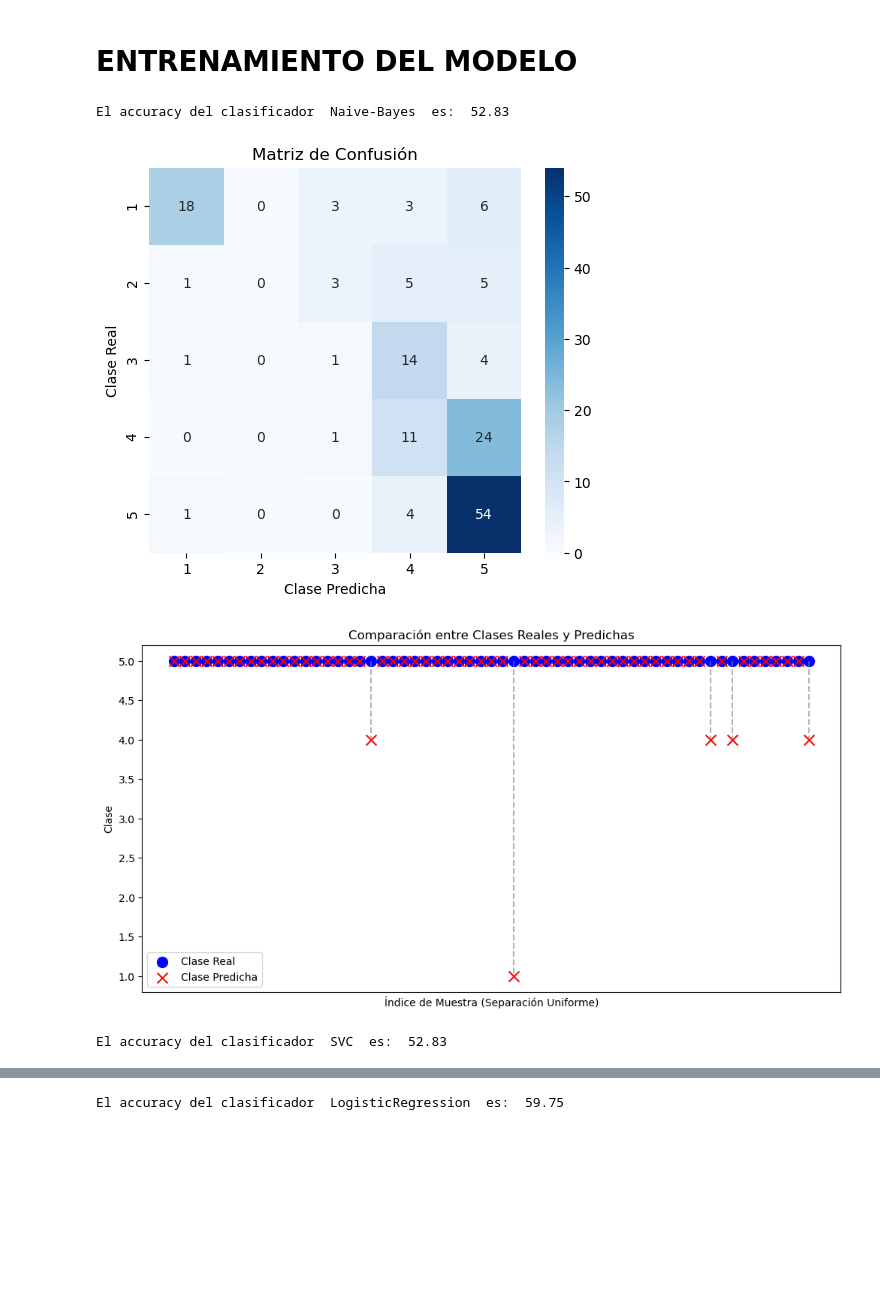
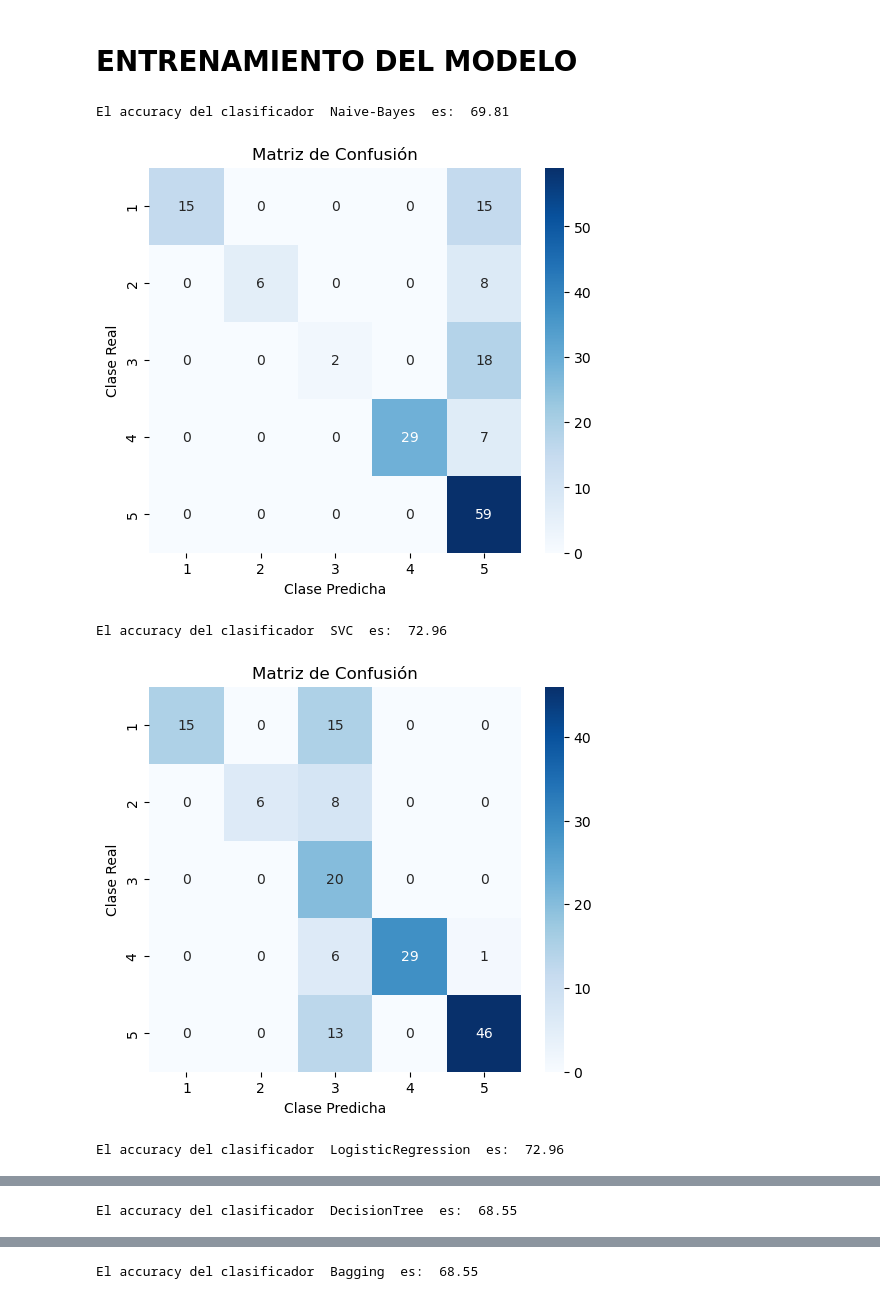
Before and after one commit to tecoloniso/amazonReviews, a Jupyter notebook: completo.ipynb, the cells around one changed output, grey strips where cells are left out. Saved outputs shown, nothing was run; the diff lists cells and outputs as text; code cells hidden in the pictures; blank space fills up the shorter version.

```diff
--- a/completo.ipynb
+++ b/completo.ipynb
@@ -65 +156,22 @@ data["review"] = data["review"].apply(limpiar_texto)
+# %%
+lemmatizer = WordNetLemmatizer()
+
+def filtrar_palabras(texto, clase):
+    palabras = word_tokenize(texto)
+    palabras = [lemmatizer.lemmatize(palabra) for palabra in palabras]
+    # Eliminar stopwords
+    palabras = [palabra for palabra in palabras if palabra not in stopwords.words("spanish")]
+
+    # Filtrar palabras que están en las top 20 de la clase correspondiente
+    palabras_filtradas = [palabra for palabra in palabras if palabra in top_palabras_por_clase[clase]]
+
+    return " ".join(palabras_filtradas)
+
+def preprocesar_reseñas(data, clases):
+    # Asegurarnos de que las reseñas están procesadas en función de su clase en 'clases'
+    data["review_preprocesada"] = data.apply(lambda row: filtrar_palabras(row["review"], row[clases]), axis=1)
+    return data
+
+# Aplicamos el preprocesamiento a los datos
+data = preprocesar_reseñas(data, "stars")    # Asegúrate de que "stars" sea la columna que contiene las clases
 # %%
@@ -82,10 +198,5 @@ data
 # %%
-# Cargar el dataset
-# input_file = "reviews_prod_20_29.csv"
-# data = pd.read_csv(input_file, sep=';', encoding="utf-8")
-
-# Suponiendo que las reseñas están en la columna 'review'
-reseñas = data['review'].astype(str).fillna("")
+reseñas = data['review_preprocesada'].astype(str).fillna("")
 
 # Vectorización BoW
 def bow(reseñas):
@@ -94,7 +205,7 @@ def bow(reseñas):
 
 # Vectorizacion TIF
 def tif(reseñas):
-    vectorizer = TfidfVectorizer(ngram_range=(1,2), stop_words='english', max_features=5000)
+    vectorizer = TfidfVectorizer(ngram_range=(1,2),max_features=5000)
     return vectorizer.fit_transform(reseñas)
 
 X = bow(reseñas)
@@ -112,41 +394,43 @@ from sklearn.ensemble import RandomForestClassifier
 from sklearn.ensemble import AdaBoostClassifier
 from sklearn.tree import DecisionTreeClassifier
 from sklearn.ensemble import BaggingClassifier
 
 X_train, X_test, Y_train, Y_test = train_test_split(X, y, test_size=0.2, random_state=12)
 
 
 def entrenar_modelo(XTrain,XTest,YTrain,YTest):
     clasificadores = [
         MultinomialNB(alpha = 2),
         SVC(random_state = 12),
         LogisticRegression(random_state=12, class_weight="balanced", C = 1),
-        # DecisionTreeClassifier(criterion='entropy', random_state=12),  # Árbol de decisión base
-        # BaggingClassifier(estimator=DecisionTreeClassifier(criterion='entropy', random_state=12),
-                         # n_estimators=15, random_state=12),  # Bagging
-        # AdaBoostClassifier(estimator=DecisionTreeClassifier(criterion='entropy', random_state=12),
-                           # n_estimators=15, random_state=12,algorithm = 'SAMME'),  # Boosting
-        # RandomForestClassifier(criterion='entropy', n_estimators=15, random_state=12)  # Random Forest
+        DecisionTreeClassifier(criterion='entropy', random_state=12),  # Árbol de decisión base
+        BaggingClassifier(estimator=DecisionTreeClassifier(criterion='entropy', random_state=12),
+                         n_estimators=15, random_state=12),  # Bagging
+        AdaBoostClassifier(estimator=DecisionTreeClassifier(criterion='entropy', random_state=12),
+                           n_estimators=15, random_state=12,algorithm = 'SAMME'),  # Boosting
+        RandomForestClassifier(criterion='entropy', n_estimators=15, random_state=12)  # Random Forest
     ]
     nombres = ['Naive-Bayes','SVC','LogisticRegression','DecisionTree', 'Bagging', 'Boosting', 'RandomForest']
     for i, clasificador in enumerate(clasificadores):
         #Entrenar modelo
         clasificador.fit(XTrain, YTrain)
         #Realizar prediccion
         y_test_pred = clasificador.predict(XTest)
         #Evaluar modelo
         acc = round(accuracy_score(YTest, y_test_pred)*100,2)
         print("El accuracy del clasificador ",nombres[i]," es: ",acc)
         matriz_confusion(YTest,y_test_pred)
         mascara = YTest==5
         ytest_5 = YTest[mascara]
         y_pred_5 = y_test_pred[mascara]
-        distancia_predicciones(ytest_5,y_pred_5)
+        # y_pred_5 = 5 * np.ones(y_pred_5.shape)
+        # distancia_predicciones(ytest_5,y_pred_5)
     return acc
 
 acc = entrenar_modelo(X_train,X_test,Y_train,Y_test)
 # %% [output]
-El accuracy del clasificador  Naive-Bayes  es:  52.83
+El accuracy del clasificador  Naive-Bayes  es:  69.81
-[figure, old version]
+[figure, new version]
+El accuracy del clasificador  SVC  es:  72.96
-[figure, old version]
+[figure, new version]
-El accuracy del clasificador  SVC  es:  52.83
+El accuracy del clasificador  LogisticRegression  es:  72.96
@@ -153,0 +438 @@ El accuracy del clasificador  SVC  es:  52.83
+El accuracy del clasificador  DecisionTree  es:  68.55
@@ -155 +440 @@ El accuracy del clasificador  SVC  es:  52.83
-El accuracy del clasificador  LogisticRegression  es:  59.75
+El accuracy del clasificador  Bagging  es:  68.55
```
Also changed, not shown: parts of 17 cells of this notebook.
